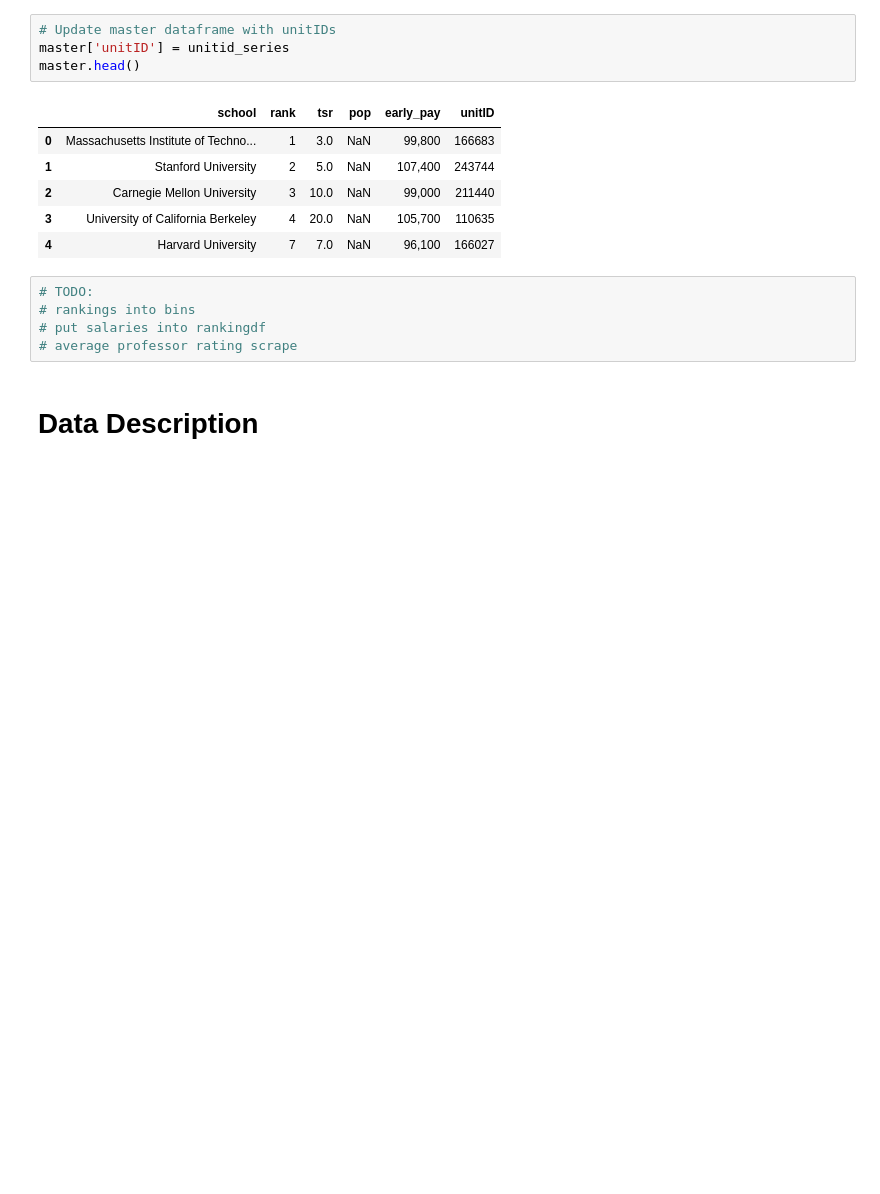
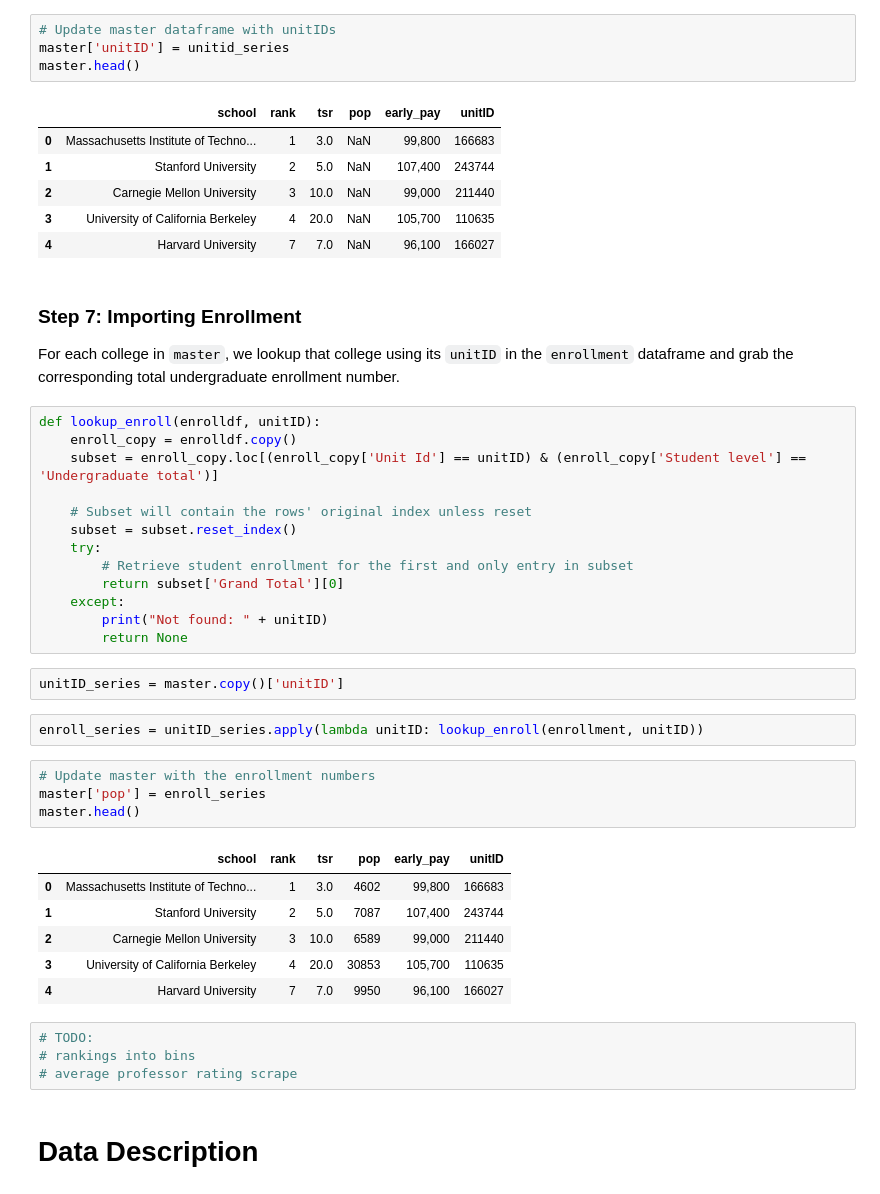
Before and after one commit to tangteresa/INFO2950-Project, a Jupyter notebook: Phase II.ipynb, the cells around one changed output. Saved outputs shown, nothing was run; the diff lists cells and outputs as text; blank space fills up the shorter version.

Commit message:
Added student enrollment to master dataframe

```diff
--- a/Phase II.ipynb
+++ b/Phase II.ipynb
@@ -352,10 +352,40 @@ master.head()
 | 2 | Carnegie Mellon University | 3 | 10.0 | NaN | 99,000 | 211440 |
 | 3 | University of California Berkeley | 4 | 20.0 | NaN | 105,700 | 110635 |
 | 4 | Harvard University | 7 | 7.0 | NaN | 96,100 | 166027 |
+# %% [markdown]
+### Step 7: Importing Enrollment
+For each college in `master`, we lookup that college using its `unitID` in the `enrollment` dataframe and grab the corresponding total undergraduate enrollment number.
+# %%
+def lookup_enroll(enrolldf, unitID):
+    enroll_copy = enrolldf.copy()
+    subset = enroll_copy.loc[(enroll_copy['Unit Id'] == unitID) & (enroll_copy['Student level'] == 'Undergraduate total')]
+
+    # Subset will contain the rows' original index unless reset
+    subset = subset.reset_index()
+    try:
+        # Retrieve student enrollment for the first and only entry in subset
+        return subset['Grand Total'][0]
+    except:
+        print("Not found: " + unitID)
+        return None
+# %%
+unitID_series = master.copy()['unitID']
+# %%
+enroll_series = unitID_series.apply(lambda unitID: lookup_enroll(enrollment, unitID))
+# %%
+# Update master with the enrollment numbers
+master['pop'] = enroll_series
+master.head()
+# %% [output]
+|  | school | rank | tsr | pop | early_pay | unitID |
+| 0 | Massachusetts Institute of Techno... | 1 | 3.0 | 4602 | 99,800 | 166683 |
+| 1 | Stanford University | 2 | 5.0 | 7087 | 107,400 | 243744 |
+| 2 | Carnegie Mellon University | 3 | 10.0 | 6589 | 99,000 | 211440 |
+| 3 | University of California Berkeley | 4 | 20.0 | 30853 | 105,700 | 110635 |
+| 4 | Harvard University | 7 | 7.0 | 9950 | 96,100 | 166027 |
 # %%
 # TODO:
 # rankings into bins
-# put salaries into rankingdf
 # average professor rating scrape
 # %% [markdown]
 # Data Description
```
Also changed, not shown: 1 other file.
